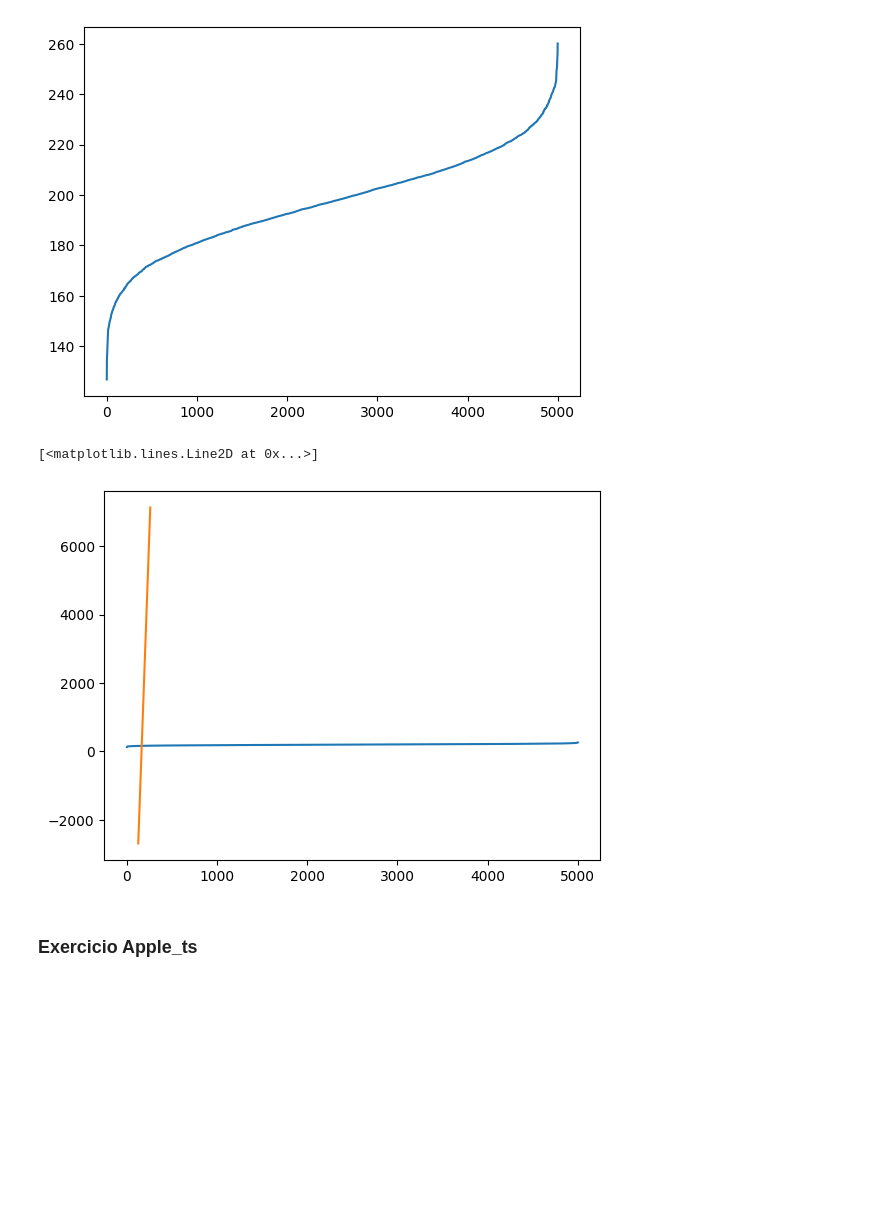
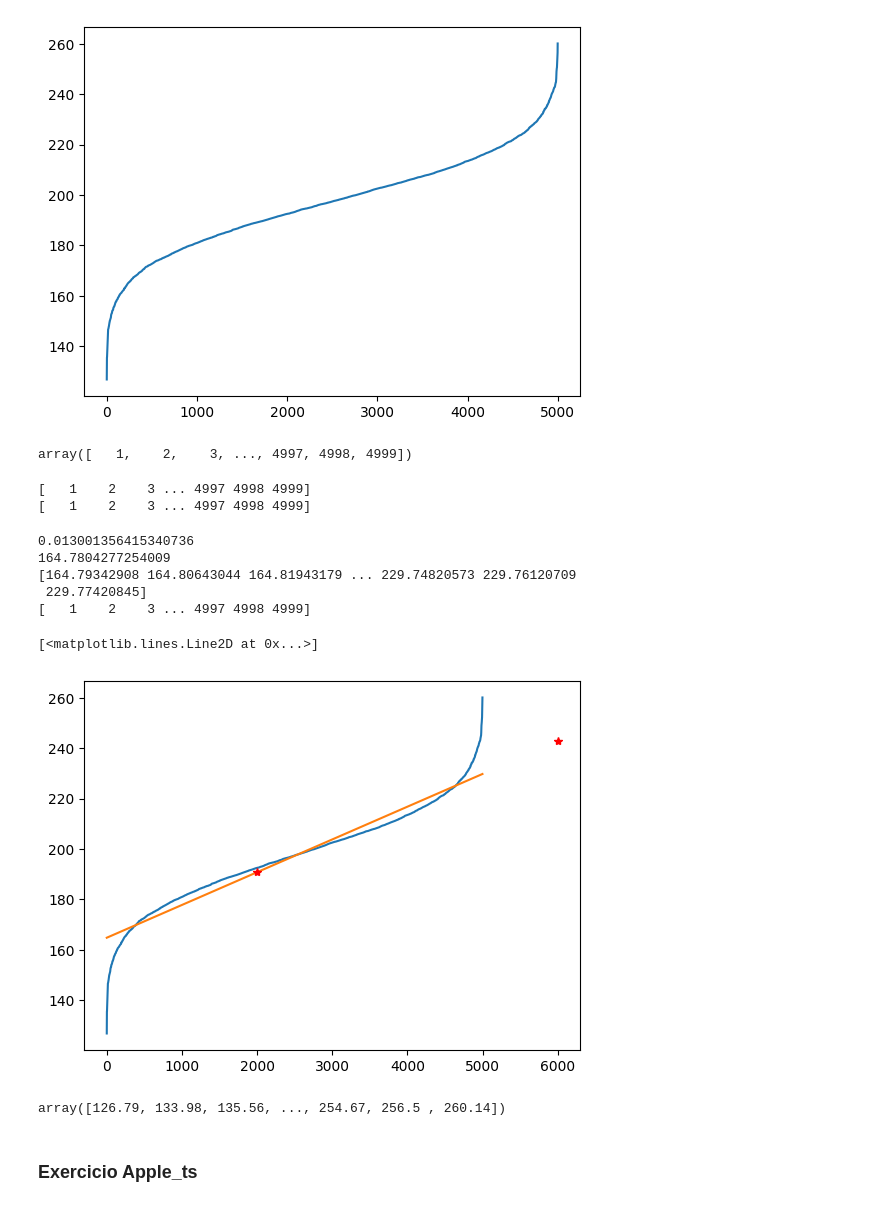
Before and after one commit to maarantesfazenda/python_datascience_alura, a Jupyter notebook: Notebooks/Aula_Alura.ipynb, the cells around one changed output. Drawn from its saved outputs; the diff is of its cells as text; code cells hidden in the pictures; blank space fills up the shorter version.

```diff
--- a/Notebooks/Aula_Alura.ipynb
+++ b/Notebooks/Aula_Alura.ipynb
@@ -1448,6 +1448,10 @@ plt.plot(item,peso_toranjas)
 plt.show()
 # %% [output]
 [figure]
+# %%
+item
+# %% [output]
+array([   1,    2,    3, ..., 4997, 4998, 4999])
 # %%
 #Coeficiente angular e intercepto
 #a = (n*Soma(Xi&Yi) - Soma(Xi)*Soma(Yi)) / (n*Soma(X**2) - Soma(Xi)**2)
@@ -1455,26 +1459,46 @@ plt.show()
 #Colocando os dados do problema nas variáveis da Regressão Linear
 Y = peso_toranjas
 X = item
+print(X)
+X**2
+print(X)
 n = np.size(peso_toranjas)
-X**2
 #Fórmula Coeficiente Angular (a)
 a = (n*np.sum(X*Y) - np.sum(X)*np.sum(Y)) / (n*np.sum(X**2) - np.sum(X)**2)
 #Fórmula do intercepto (b)
 b = np.mean(Y) - a*np.mean(X)
 y = a*X+b
+# %% [output]
+[   1    2    3 ... 4997 4998 4999]
+[   1    2    3 ... 4997 4998 4999]
+# %%
+print(a)
+print(b)
+print(y)
+print(X)
+# %% [output]
+0.013001356415340736
+164.7804277254009
+[164.79342908 164.80643044 164.81943179 ... 229.74820573 229.76120709
+ 229.77420845]
+[   1    2    3 ... 4997 4998 4999]
 # %%
 #Plotando o bicho
 #Coeficiente angular e intercepto
 #a = (n*Soma(Xi&Yi) - Soma(Xi)*Soma(Yi)) / (n*Soma(X**2) - Soma(Xi)**2)
 #b = Media(Yi) - a*Media(Xi)
 
 plt.plot(item,peso_toranjas)
 plt.plot(X,y)
-#plt.plot(2000,2000*a+b,'*r')
-#plt.plot(100,100*a+b,'*r')
+plt.plot(2000,2000*a+b,'*r')
+plt.plot(6000,6000*a+b,'*r')
 # %% [output]
 [<matplotlib.lines.Line2D at 0x...>]
-[figure, old version]
+[figure, new version]
+# %%
+X
+# %% [output]
+array([126.79, 133.98, 135.56, ..., 254.67, 256.5 , 260.14])
 # %% [markdown]
 ### Exercicio Apple_ts
 # %%
```
